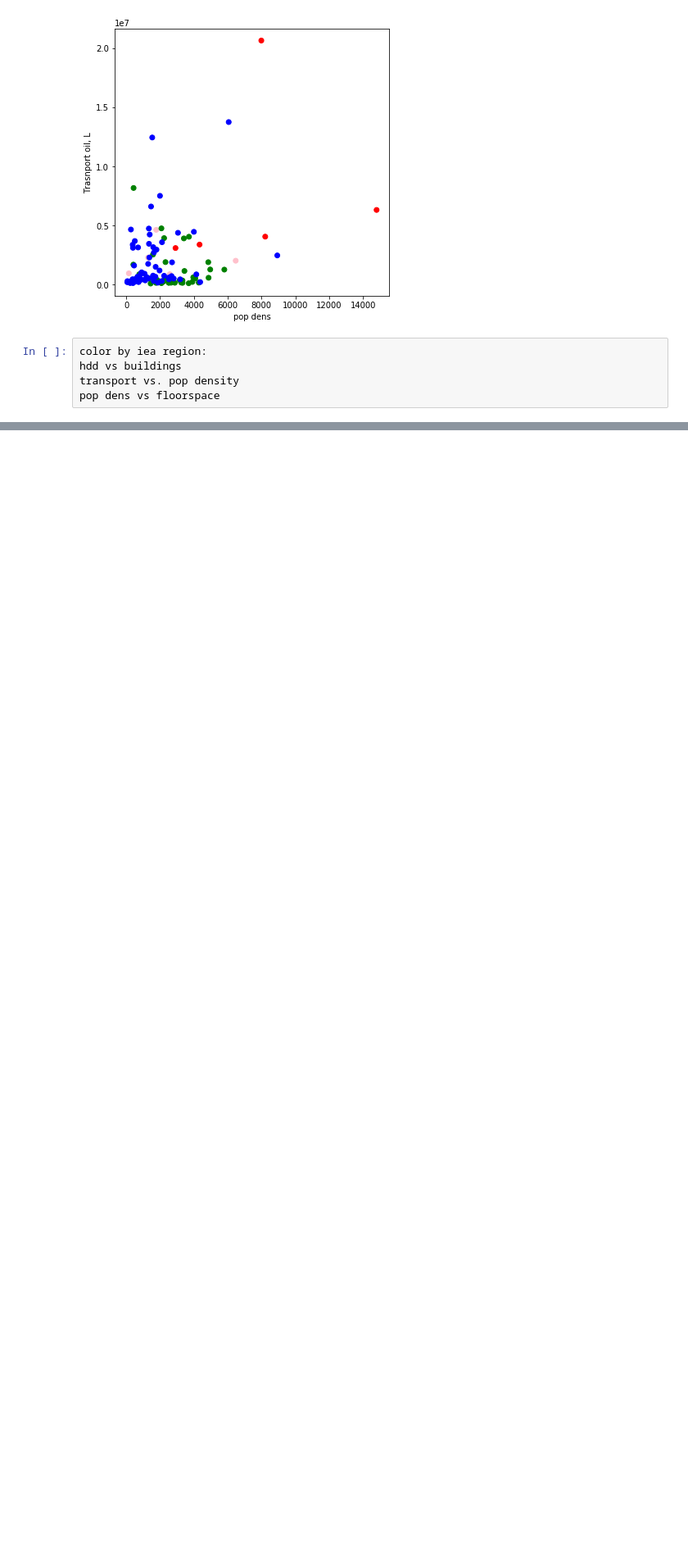
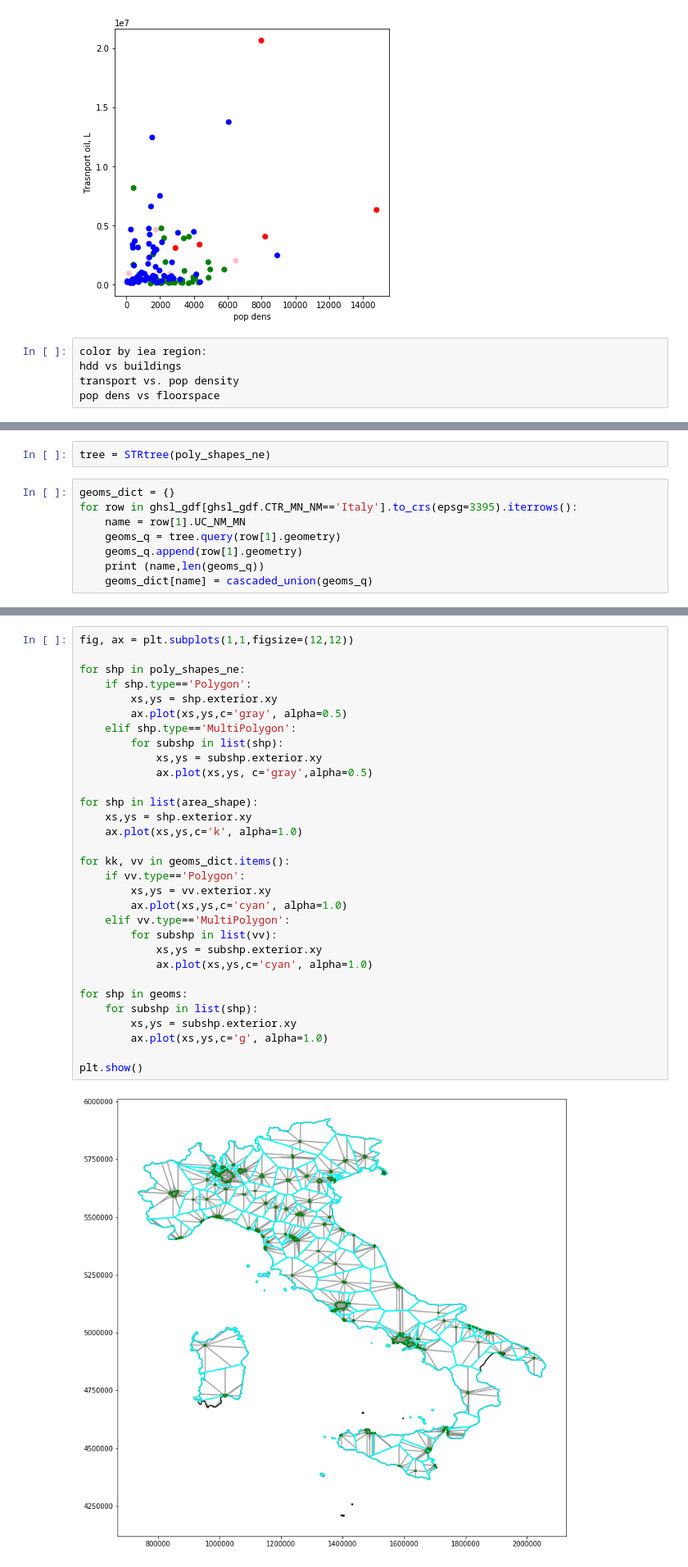
Before and after one commit to Lkruitwagen/global-fossil-fuel-supply-chain, a Jupyter notebook: notebooks/explore.ipynb, the cells around one changed output, grey strips where cells are left out. Shown: that part at 82% size. Drawn from its saved outputs; the diff is of its cells as text; blank space fills up the shorter version.

```diff
--- a/notebooks/explore.ipynb
+++ b/notebooks/explore.ipynb
@@ -158,0 +310,10 @@ pop dens vs floorspace
+# %%
+tree = STRtree(poly_shapes_ne)
+# %%
+geoms_dict = {}
+for row in ghsl_gdf[ghsl_gdf.CTR_MN_NM=='Italy'].to_crs(epsg=3395).iterrows():
+    name = row[1].UC_NM_MN
+    geoms_q = tree.query(row[1].geometry)
+    geoms_q.append(row[1].geometry)
+    print (name,len(geoms_q))
+    geoms_dict[name] = cascaded_union(geoms_q)
@@ -158,0 +338,33 @@ pop dens vs floorspace
+# %%
+fig, ax = plt.subplots(1,1,figsize=(12,12))
+
+for shp in poly_shapes_ne:
+    if shp.type=='Polygon':
+        xs,ys = shp.exterior.xy
+        ax.plot(xs,ys,c='gray', alpha=0.5)
+    elif shp.type=='MultiPolygon':
+        for subshp in list(shp):
+            xs,ys = subshp.exterior.xy
+            ax.plot(xs,ys, c='gray',alpha=0.5)
+
+for shp in list(area_shape):
+    xs,ys = shp.exterior.xy
+    ax.plot(xs,ys,c='k', alpha=1.0)
+
+for kk, vv in geoms_dict.items():
+    if vv.type=='Polygon':
+        xs,ys = vv.exterior.xy
+        ax.plot(xs,ys,c='cyan', alpha=1.0)
+    elif vv.type=='MultiPolygon':
+        for subshp in list(vv):
+            xs,ys = subshp.exterior.xy
+            ax.plot(xs,ys,c='cyan', alpha=1.0)
+
+for shp in geoms:
+    for subshp in list(shp):
+        xs,ys = subshp.exterior.xy
+        ax.plot(xs,ys,c='g', alpha=1.0)
+
+plt.show()
+# %% [output]
+[figure, added]
```
Also changed, not shown: parts of 36 cells of this notebook.
